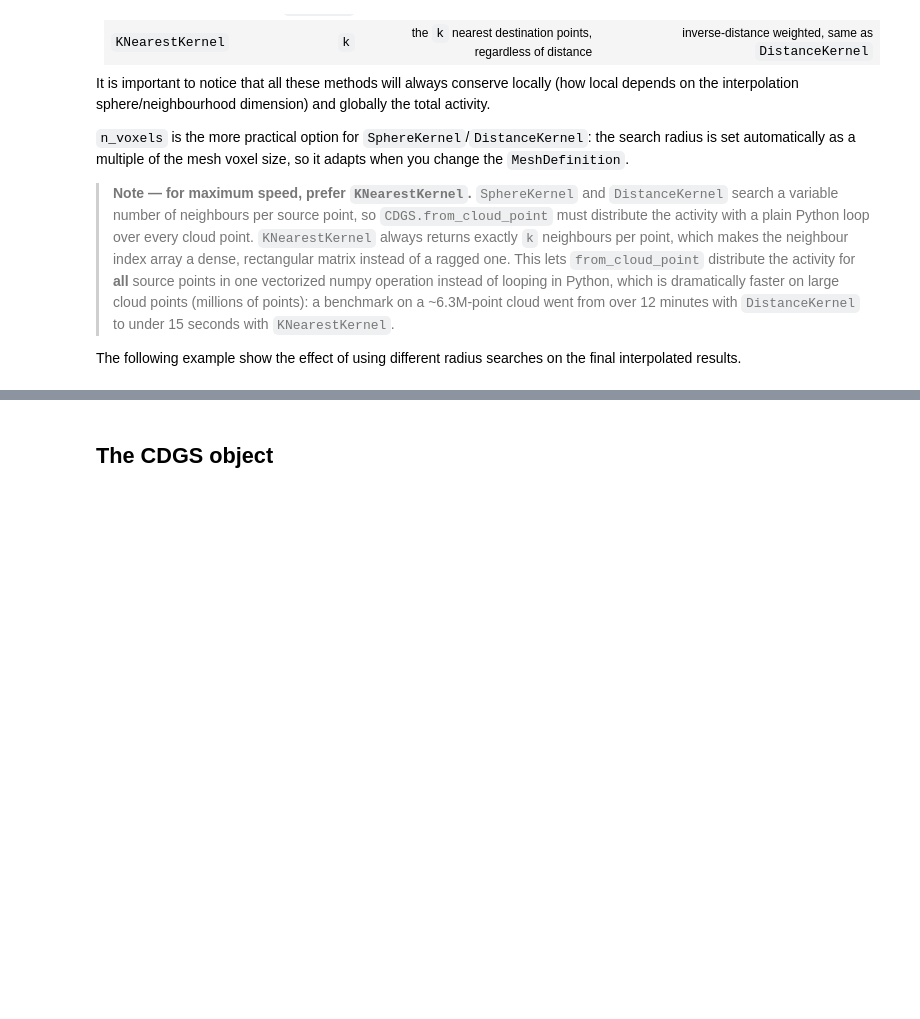
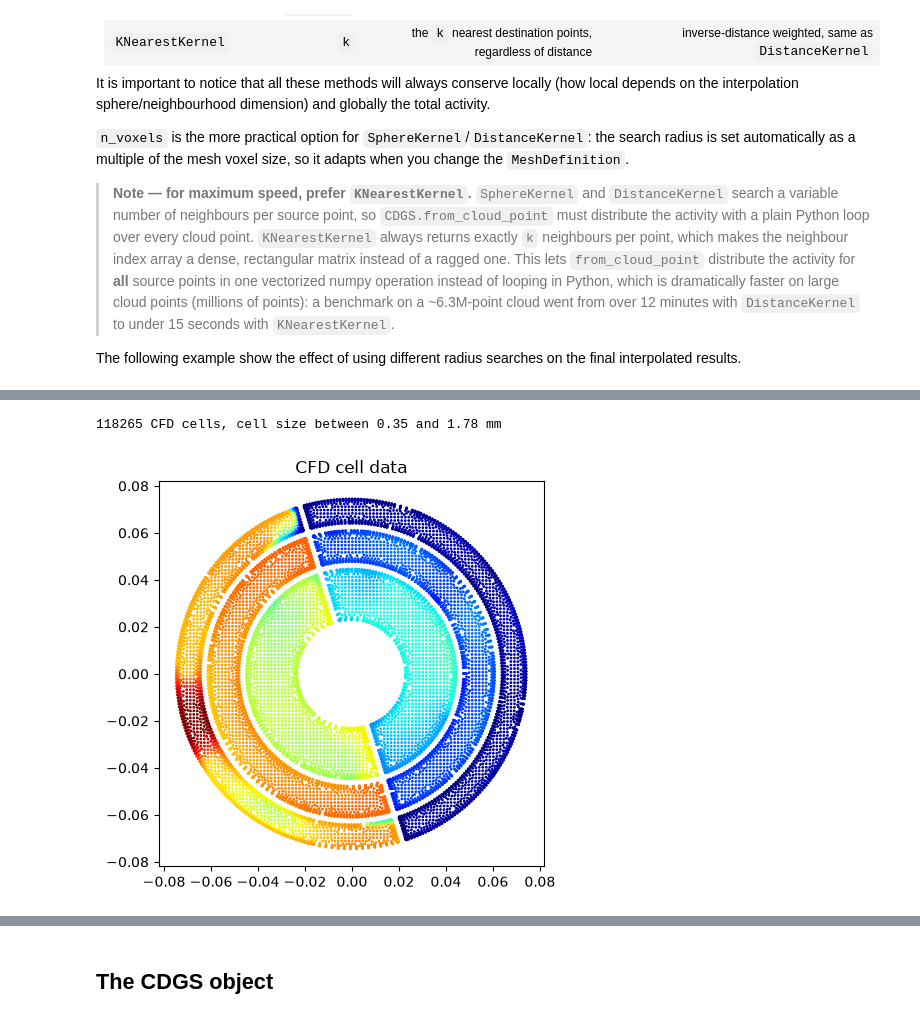
Before and after one commit to Fusion4Energy/F4Enix, a Jupyter notebook: docs/source/examples/output/jupyters/cdgs.ipynb, the cells around one changed output, grey strips where cells are left out. Drawn from its saved outputs; the diff is of its cells as text; code cells hidden in the pictures; blank space fills up the shorter version.

```diff
--- a/docs/source/examples/output/jupyters/cdgs.ipynb
+++ b/docs/source/examples/output/jupyters/cdgs.ipynb
@@ -183,0 +115,49 @@ for k in [1, 2, 8]:
+# %%
+import numpy as np
+import matplotlib.pyplot as plt
+from f4enix.output.cdgs import CDGS, KNearestKernel, MeshByBinSize
+from f4enix.output.cdgs.cdgs import ATOM_DENSITY_TAG
+
+head_file = "head_section.csv.gz"
+col_names = {"x": "x", "y": "y", "z": "z", "vol": "cell-volume"}
+
+head = pd.read_csv(head_file)
+cell_size = np.cbrt(head["cell-volume"])
+print(f"{len(head)} CFD cells, cell size between {cell_size.min() * 1e3:.2f} "
+      f"and {cell_size.max() * 1e3:.2f} mm")
+
+# common color scale for all the plots of this section
+VMIN, VMAX = np.percentile(head["n16"], [1, 99])
+
+
+def plot_cloud_point(ax, y=0.0, thickness=0.0014):
+    """Plot the CFD cells whose centroid is within a slab around y."""
+    s = head[np.abs(head["y"] - y) <= thickness / 2]
+    ax.scatter(s["x"], s["z"], c=s["n16"], s=1, cmap="jet", vmin=VMIN, vmax=VMAX)
+    ax.set_title("CFD cell data")
+
+
+def plot_cdgs_section(ax, cdgs, title, y=0.0):
+    """Plot the N16 atom density of the CDGS voxel layer crossed by y."""
+    mesh = cdgs.mesh
+    edges = [np.unique(mesh.points[:, i]) for i in range(3)]
+    nx, ny, nz = [len(e) - 1 for e in edges]
+    j = np.clip(np.searchsorted(edges[1], y) - 1, 0, ny - 1)
+    # structured grid cell data are ordered with x varying fastest
+    values = np.asarray(mesh.cell_data[f"N16{ATOM_DENSITY_TAG}"])
+    layer = values.reshape(nz, ny, nx)[:, j, :]
+    ax.imshow(
+        np.ma.masked_equal(layer, 0),
+        origin="lower",
+        extent=[edges[0][0], edges[0][-1], edges[2][0], edges[2][-1]],
+        cmap="jet", vmin=VMIN, vmax=VMAX,
+    )
+    ax.set_title(title)
+
+
+fig, ax = plt.subplots(figsize=(5, 5))
+plot_cloud_point(ax)
+ax.set_aspect("equal")
+# %% [output]
+118265 CFD cells, cell size between 0.35 and 1.78 mm
+[figure, added]
```
Also changed, not shown: parts of 16 cells of this notebook, 8 other files.
